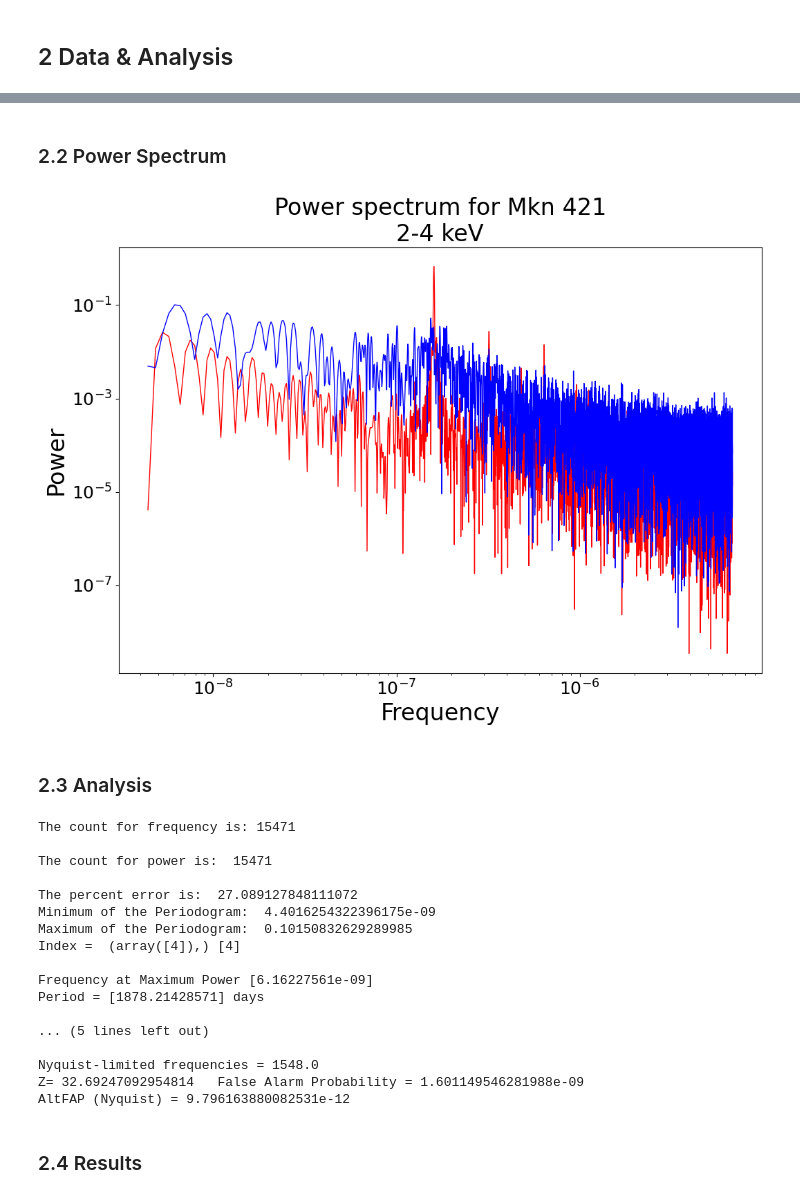
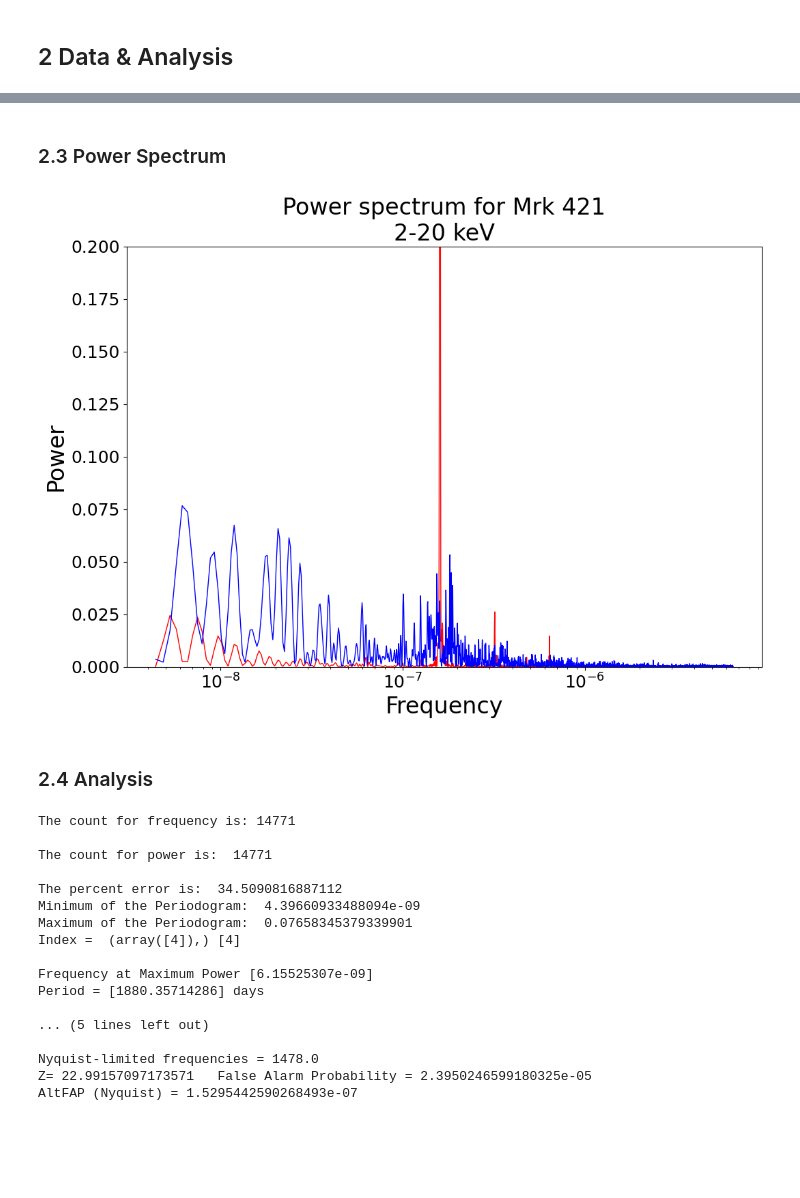
Before and after one commit to Beauremontt/AGN-Flux-Timing-Analysis, a Jupyter notebook: AGNFluxTimingAnalysis.ipynb, the cells around one changed output, grey strips where cells are left out. Saved outputs shown, nothing was run; the diff lists cells and outputs as text; code cells hidden in the pictures; blank space fills up the shorter version.

```diff
--- a/AGNFluxTimingAnalysis.ipynb
+++ b/AGNFluxTimingAnalysis.ipynb
@@ -41,15 +41,18 @@ def display_data(prefix):
 # url of the flux data
 url = "http://maxi.riken.jp/star_data/J1104+382/J1104+382_g_lc_1day_all.dat" # @param {type:"string"}
 
+# filename if you choose not to pull from url
+filename = "" # @param {type:"string"}
+
 # name of the AGN to display on plots
-flux_source = "Mkn 421"  # @param {type:"string"}
+flux_source = "Mrk 421"  # @param {type:"string"}
 
 # energy range of the flux measurements; prints below flux_source on plots
-band_label = "2-4 keV"  # @param {type:"string"}
+band_label = "2-20 keV"  # @param {type:"string"}
 
 # which energy range to use; value is ordinal and depends on the archive
   # MAXI includes four different bands in each data file: 2-20, 2-4, 4-10, and 10-20 keV
-energy_band = 2 # @param {type:"slider", min:1, max:4, step:1}
+energy_band = 1 # @param {type:"slider", min:1, max:4, step:1}
 # the data column the chosen band corresponds to
 flux_column = (energy_band-1)*2 + 1
 
@@ -68,11 +71,16 @@ lc_xlim = None  # @param {type:"raw"}
 lc_ylim = None  # @param {type:"raw"}
 
 
-# fetch the content from the url
-response = requests.get(url)
+# choose txt_content from inputs; prioritizes urls
+if url != "":
+  # fetch the content from the url
+  response = requests.get(url)
 
-# create a text file-like with the data
-txt_content = StringIO(response.text)
+  # create a text file-like with the data
+  txt_content = StringIO(response.text)
+elif filename != "": txt_content = filename
+else: raise Exception("No flux data.")
+
 
 # create an array from the text file
 AGN = np.genfromtxt(txt_content, skip_header = skip_header, skip_footer = skip_footer)
@@ -159,58 +192,55 @@ Mean Spacing = 1.6991922455573505 days
 # %% [markdown]
-### 2.2 Power Spectrum
+### 2.3 Power Spectrum
 # %%
 # @title  { form-width: "25%" }
 
 # x,y limits on periodogram power spectrum
   #give limits in the form "(lower, upper)"; leave blank to not limit the graphs
 lsp_xlim = None  # @param {type:"raw"}
-lsp_ylim = None  # @param {type:"raw"}
+lsp_ylim = (0, 0.2)  # @param {type:"raw"}
 
 # minimum_frequency, cuts off left of diagram; minif_factor is divided by Span
   #e.g., set to 2 to remove frequencies that would cover more than half the span
-minif_factor = 2  # @param {type:"integer"}
+minif_factor = 2  # @param {type:"number"}
 
 # nyquist_factor, affects maximum_frequency based on the average nyquist factor
-nyquist_factor = 2  # @param {type:"integer"}
+nyquist_factor = 2 # @param {type:"number"}
 
 
 # data for the periodogram
 frequency, power = LombScargle(x, y, dy).autopower(minimum_frequency = minif_factor/Span, nyquist_factor = nyquist_factor)
 
 # get the number of points in the periodogram
 A = len(frequency)
 B = len(power)
 
 
 # set up values for Thomas test
 yy = 0 * x + 1  #Need to set the y values to one, in order to have the y axis be zero
 dyy = 0 * x + 42
 ffrequency, ppower = LombScargle(x, yy, dyy).autopower(minimum_frequency = minif_factor/Span, nyquist_factor = nyquist_factor)
 
 
 # plot of power spectrum
 plt.subplots(1,1,figsize=(12,8))
-plt.xscale('log')  #This sets the x axis as a logarithmic function
-plt.yscale('log')  #This sets the y axis as a logarithmic function
+plt.xscale('log')
+plt.yscale('linear')
 plt.title(f'Power spectrum for {flux_source}\n{band_label}', fontsize=24)
 plt.xlabel("Frequency", fontsize=24)
 plt.ylabel('Power', fontsize=24)
 if lsp_xlim != None: plt.xlim(lsp_xlim)
 if lsp_ylim != None: plt.ylim(lsp_ylim)
 plt.plot(ffrequency, ppower,'r', linewidth=1)
 plt.plot(frequency, power, 'b', linewidth=1)
 plt.tick_params(labelsize=18)
 #plt.savefig('NGC6251_LSP.png')
 plt.show()
 # %% [output]
-[figure, old version]
+[figure, new version]
 # %% [markdown]
-### 2.3 Analysis
+### 2.4 Analysis
 # %%
-# finds the maximum and the minimum of the periodogram
-array = frequency, power
-np.max(array), np.min(array)
-result = np.where(power == np.amax(power))
+# finds the maximum and the minimum of the periodogramcolumns
 item = result[0]
 fofmax = frequency[item]
 period = 1/(fofmax*86400)
@@ -233,6 +263,7 @@ print("Maximum of the Periodogram: ", np.max(array))
 print("Index = ", result, item)
 print("\nFrequency at Maximum Power", fofmax)
 print("Period =", period, "days")
+if period < 1: print("       =", period*24*60, "minutes")
 print("\nNumber of data points =", NumData, "Start MJD =", x[0]/86400, "End MJD =", x[NumData - 1]/86400)
 print("Data Span =", Span/86400, "days",)
 print("Mean Spacing =", MeanSpacing/86400, "days")
@@ -242,22 +273,20 @@ print("\nNyquist-limited frequencies =", NumData/2)
 print("Z=", Z, "  False Alarm Probability =", FAP)
 print("AltFAP (Nyquist) =", altFAP)
 # %% [output]
-The count for frequency is: 15471
+The count for frequency is: 14771
 
-The count for power is:  15471
+The count for power is:  14771
 
-The percent error is:  27.089127848111072
-Minimum of the Periodogram:  4.4016254322396175e-09
-Maximum of the Periodogram:  0.10150832629289985
+The percent error is:  34.5090816887112
+Minimum of the Periodogram:  4.39660933488094e-09
+Maximum of the Periodogram:  0.07658345379339901
 Index =  (array([4]),) [4]
 
-Frequency at Maximum Power [6.16227561e-09]
-Period = [1878.21428571] days
+Frequency at Maximum Power [6.15525307e-09]
+Period = [1880.35714286] days
 
 ... (5 lines left out)
 
-Nyquist-limited frequencies = 1548.0
-Z= 32.69247092954814   False Alarm Probability = 1.601149546281988e-09
-AltFAP (Nyquist) = 9.796163880082531e-12
+Nyquist-limited frequencies = 1478.0
+Z= 22.99157097173571   False Alarm Probability = 2.3950246599180325e-05
+AltFAP (Nyquist) = 1.5295442590268493e-07
-# %% [markdown]
-### 2.4 Results
```
Also changed, not shown: parts of 7 cells of this notebook.
